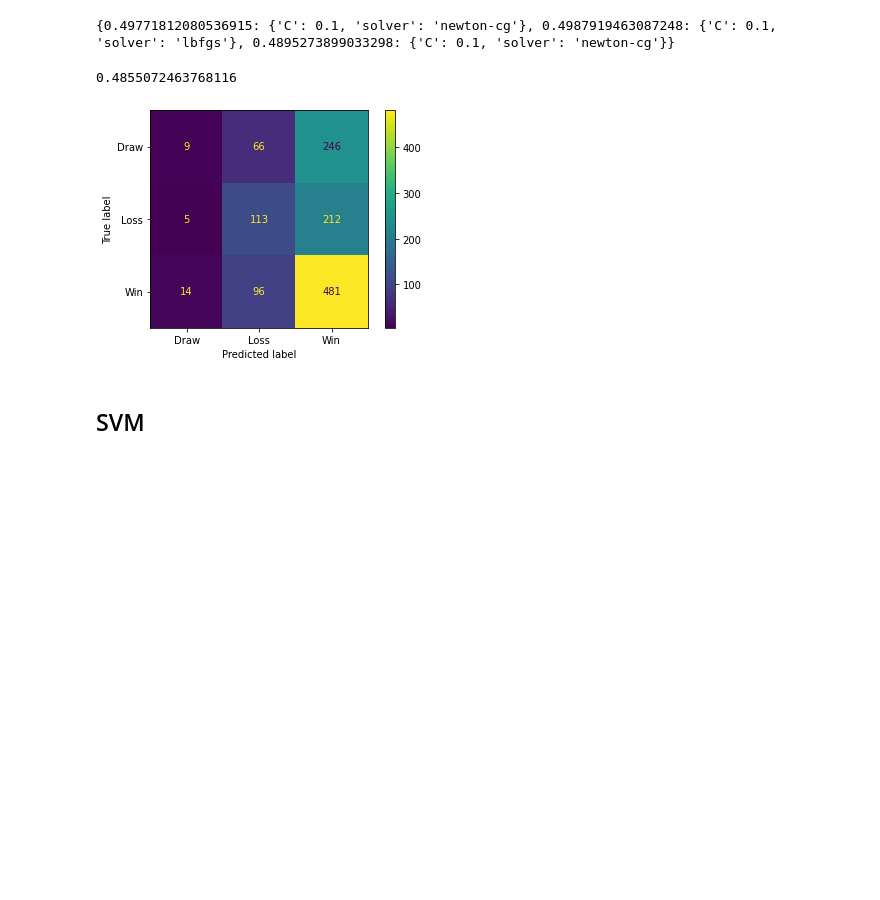
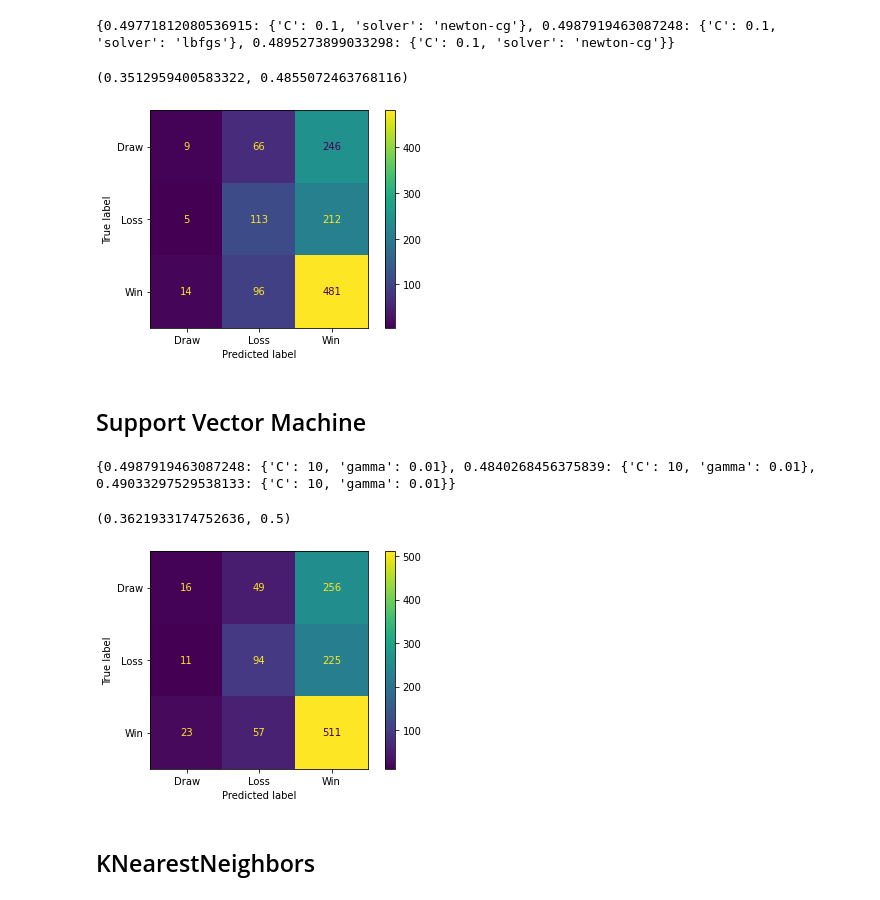
Before and after one commit to PascalLiPooKim/Football-prediction-model-project, a Jupyter notebook: footballPredictionModel.ipynb, the cells around one changed output. Drawn from its saved outputs; the diff is of its cells as text; code cells hidden in the pictures; blank space fills up the shorter version.

Commit message:
Implement SVM and KNN models with CV

```diff
--- a/footballPredictionModel.ipynb
+++ b/footballPredictionModel.ipynb
@@ -590,15 +590,49 @@ print(accs)
 # %% [output]
 {0.49771812080536915: {'C': 0.1, 'solver': 'newton-cg'}, 0.4987919463087248: {'C': 0.1, 'solver': 'lbfgs'}, 0.4895273899033298: {'C': 0.1, 'solver': 'newton-cg'}}
 # %%
+from sklearn.metrics import f1_score
+
 clf = LogisticRegression(C=0.1, solver='newton-cg', max_iter=1000)
 clf.fit(X_train, y_train)
 preds = clf.predict(X_test)
 cm = confusion_matrix(y_test, preds, labels=clf.classes_)
 disp = ConfusionMatrixDisplay(confusion_matrix=cm,display_labels=y_encoder.classes_)
 disp.plot()
-accuracy_score(y_test, preds)
+f1_score(y_test, preds, average='macro'), accuracy_score(y_test, preds)
 # %% [output]
-0.4855072463768116
+(0.3512959400583322, 0.4855072463768116)
 [figure]
+# %% [markdown]
+## Support Vector Machine
+# %%
+from sklearn.svm import SVC
+
+accs = {}
+for train_ix, test_ix in cv.split(X_train):
+  X_train_cv, X_test_cv = X_train[train_ix], X_train[test_ix]
+  y_train_cv, y_test_cv = y_train[train_ix], y_train[test_ix]
+  svm = SVC(random_state=0)
+  params = {'C':[0.001,0.1,10,100,10e3],
+            'gamma':[0.1,0.01]}
+  clf = GridSearchCV(svm, params, cv = 3)
+  result = clf.fit(X_train_cv, y_train_cv)
+  best_model = clf.best_estimator_
+  preds = best_model.predict(X_test_cv)
+  acc = accuracy_score(y_test_cv, preds)
+  accs[acc] = result.best_params_
+print(accs)
+# %% [output]
+{0.4987919463087248: {'C': 10, 'gamma': 0.01}, 0.4840268456375839: {'C': 10, 'gamma': 0.01}, 0.49033297529538133: {'C': 10, 'gamma': 0.01}}
+# %%
+clf = SVC(C=10, gamma=0.01)
+clf.fit(X_train, y_train)
+preds = clf.predict(X_test)
+cm = confusion_matrix(y_test, preds, labels=clf.classes_)
+disp = ConfusionMatrixDisplay(confusion_matrix=cm,display_labels=y_encoder.classes_)
+disp.plot()
+f1_score(y_test, preds, average='macro'), accuracy_score(y_test, preds)
+# %% [output]
+(0.3621933174752636, 0.5)
+[figure, added]
 # %% [markdown]
-## SVM
+## KNearestNeighbors
```
Also changed, not shown: parts of 5 cells of this notebook.
